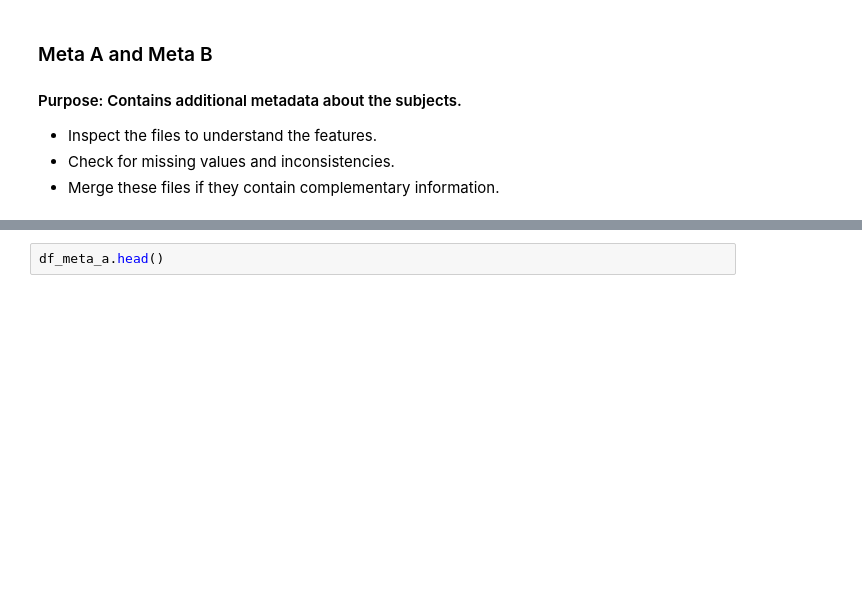
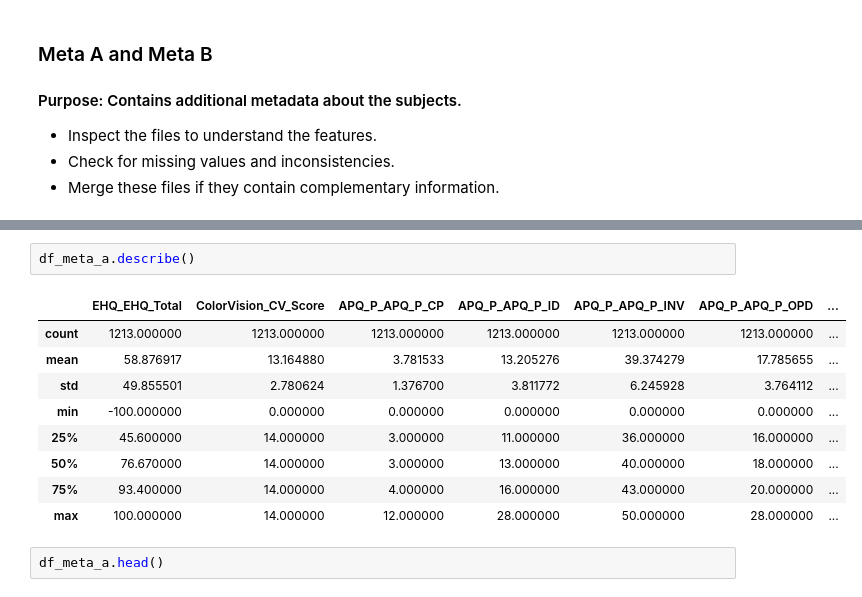
Before and after one commit to nnoromiv/brain-activity-pattern-differences-in-ADHD, a Jupyter notebook: explorer.ipynb, the cells around one changed output, grey strips where cells are left out. Drawn from its saved outputs; the diff is of its cells as text; blank space fills up the shorter version.

```diff
--- a/explorer.ipynb
+++ b/explorer.ipynb
@@ -120,3 +193,15 @@ df_female_with_adhd.shape
+# %%
+df_meta_a.describe()
+# %% [output]
+|  | EHQ_EHQ_Total | ColorVision_CV_Score | APQ_P_APQ_P_CP | APQ_P_APQ_P_ID | APQ_P_APQ_P_INV | APQ_P_APQ_P_OPD | ... |
+| count | 1213.000000 | 1213.000000 | 1213.000000 | 1213.000000 | 1213.000000 | 1213.000000 | ... |
+| mean | 58.876917 | 13.164880 | 3.781533 | 13.205276 | 39.374279 | 17.785655 | ... |
+| std | 49.855501 | 2.780624 | 1.376700 | 3.811772 | 6.245928 | 3.764112 | ... |
+| min | -100.000000 | 0.000000 | 0.000000 | 0.000000 | 0.000000 | 0.000000 | ... |
+| 25% | 45.600000 | 14.000000 | 3.000000 | 11.000000 | 36.000000 | 16.000000 | ... |
+| 50% | 76.670000 | 14.000000 | 3.000000 | 13.000000 | 40.000000 | 18.000000 | ... |
+| 75% | 93.400000 | 14.000000 | 4.000000 | 16.000000 | 43.000000 | 20.000000 | ... |
+| max | 100.000000 | 14.000000 | 12.000000 | 28.000000 | 50.000000 | 28.000000 | ... |
 # %%
 df_meta_a.head()
 # %% [output]
```
Also changed, not shown: parts of 8 cells of this notebook, 2 other files.
